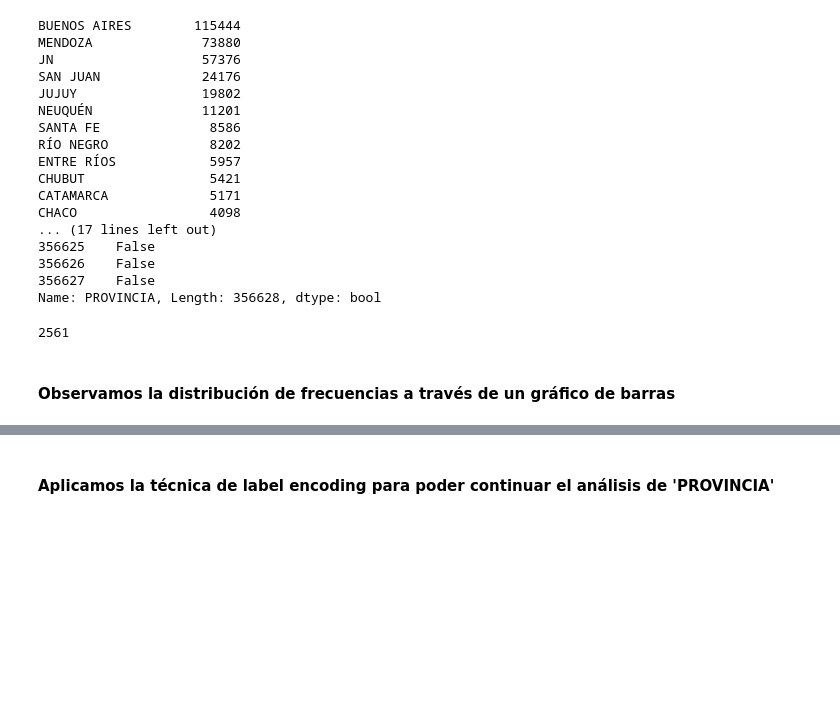
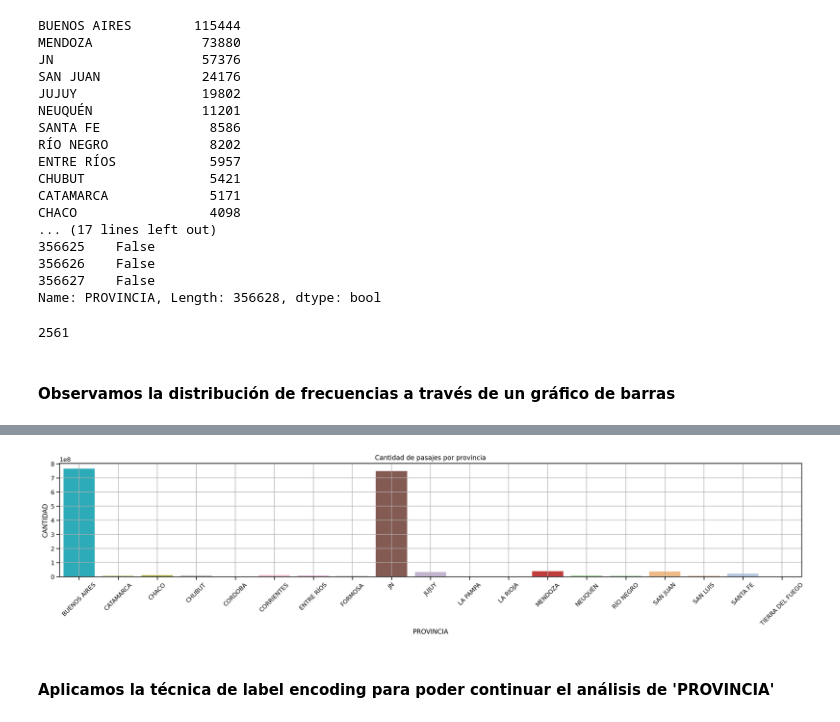
Before and after one commit to FrankAst/Sube_card_EDA-python, a Jupyter notebook: sube_eda.ipynb, the cells around one changed output, grey strips where cells are left out. Saved outputs shown, nothing was run; the diff lists cells and outputs as text; code cells hidden in the pictures; blank space fills up the shorter version.

```diff
--- a/sube_eda.ipynb
+++ b/sube_eda.ipynb
@@ -119,0 +129,6 @@ plt.show()
+# %%
+# Agrupamos por provincia para visualizar que provincias acaparan mayor cantidad de viajes
+
+dfp = df.groupby(['PROVINCIA']).sum().reset_index()
+
+dfp.head(5)
@@ -120,3 +142,11 @@ plt.show()
+# %%
+fig,ax = plt.subplots(1,figsize=(20,5))
+sns.barplot(ax=ax,x='PROVINCIA', y='CANTIDAD', data=dfp, palette="tab20_r").set(title='Cantidad de pasajes por provincia')
+ax.set_xticklabels(ax.get_xticklabels(),rotation = 45)
+plt.tight_layout()
+plt.grid()
+# %% [output]
+[figure, added]
 # %% [markdown]
 #### Aplicamos la técnica de label encoding para poder continuar el análisis de 'PROVINCIA'
 # %%
```
Also changed, not shown: parts of 65 cells of this notebook.
